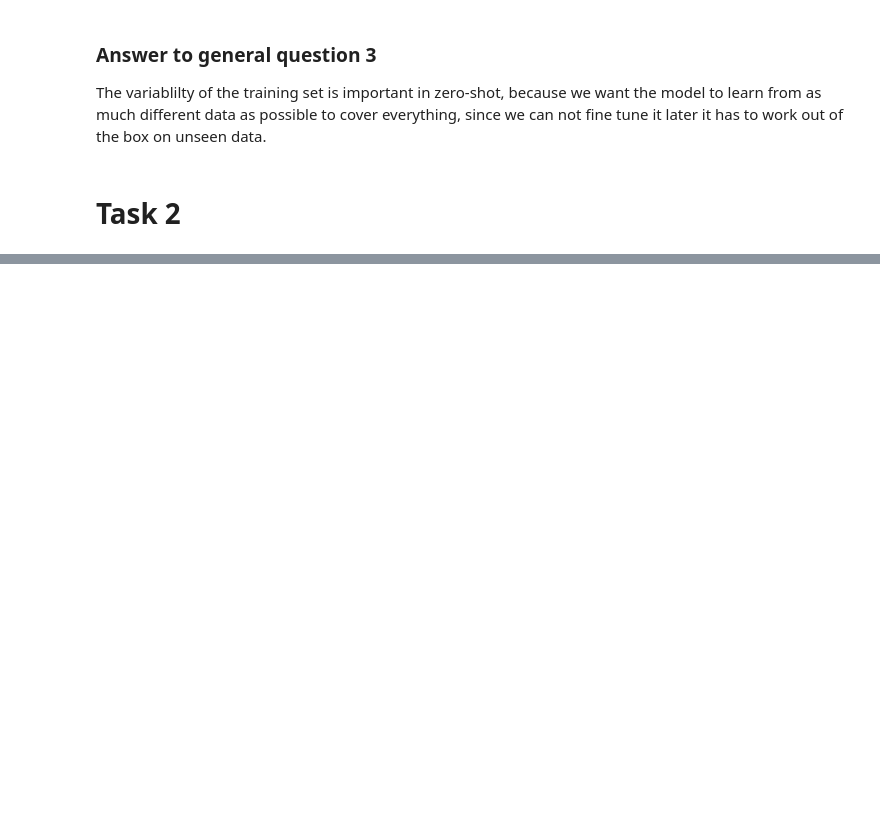
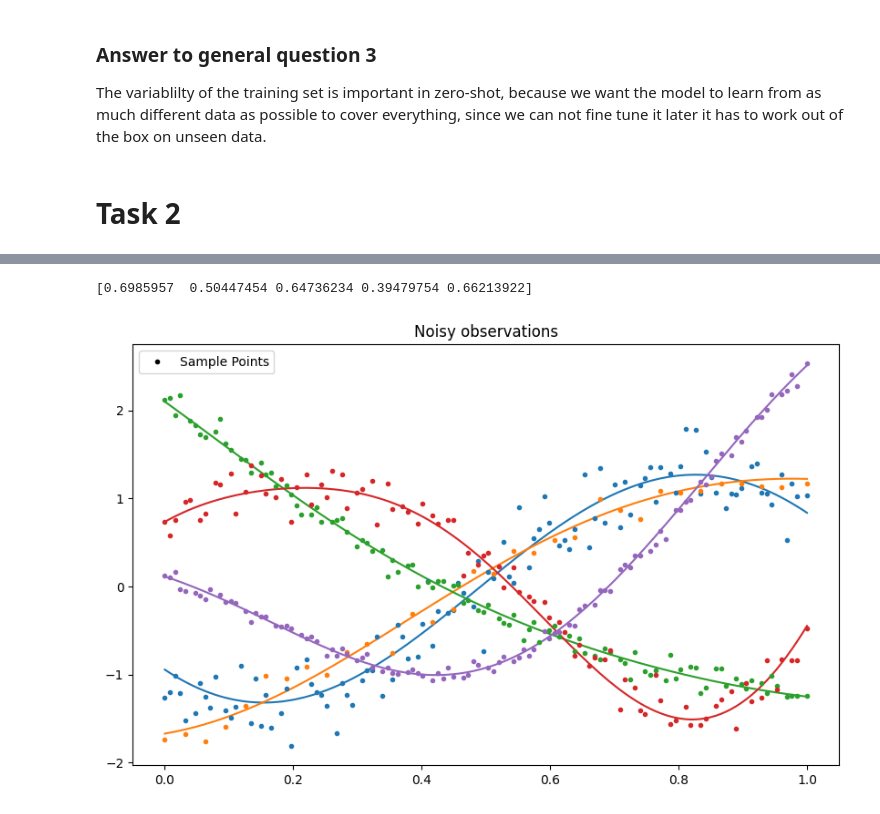
Before and after one commit to Arwin1906/Lab_-Zero_Shot, a Jupyter notebook: Arwin/synthetic_data.ipynb, the cells around one changed output, grey strips where cells are left out. Saved outputs shown, nothing was run; the diff lists cells and outputs as text; code cells hidden in the pictures; blank space fills up the shorter version.

```diff
--- a/Arwin/synthetic_data.ipynb
+++ b/Arwin/synthetic_data.ipynb
@@ -229,0 +314,35 @@ plt.show()
+# %%
+# more balanced smoothness
+sample = rng.beta(a=3, b=3, size=5)
+print(sample)
+sampled_points, bitmasks, ys, ys_noisy = list(), list(), list(), list()
+
+for s in sample:
+    # Generate a random bitmask
+    bitmask, observations = generate_bitmask_regular(X, min_ones=32)
+    bitmasks.append(bitmask)
+    # Sample the points from the bitmask
+    sampled_points.append(observations)
+
+    y = sample_functions(X, scale=s)
+    # Normalize the observations
+    y_normalized = instance_normalize(y[0])
+    ys.append(y_normalized)
+
+    # Add noise to the observations
+    y_noisy = add_gaussian_noise(y_normalized)
+    ys_noisy.append(y_noisy)
+
+plt.figure(figsize=(10,6))
+
+lines = [plt.plot(X, y.T) for y in ys]
+for i in range(len(sampled_points)):
+    plt.plot(sampled_points[i], ys_noisy[i].T[bitmasks[i] == 1], marker='.', color=lines[i][0].get_color(), linestyle='None')
+
+plt.plot([], [], marker='.', color='black', linestyle='None', label='Sample Points')
+plt.title('Noisy observations')
+plt.legend()
+plt.show()
+# %% [output]
+[0.6985957  0.50447454 0.64736234 0.39479754 0.66213922]
+[figure, added]
```
Also changed, not shown: parts of 11 cells of this notebook, 3 other files.
